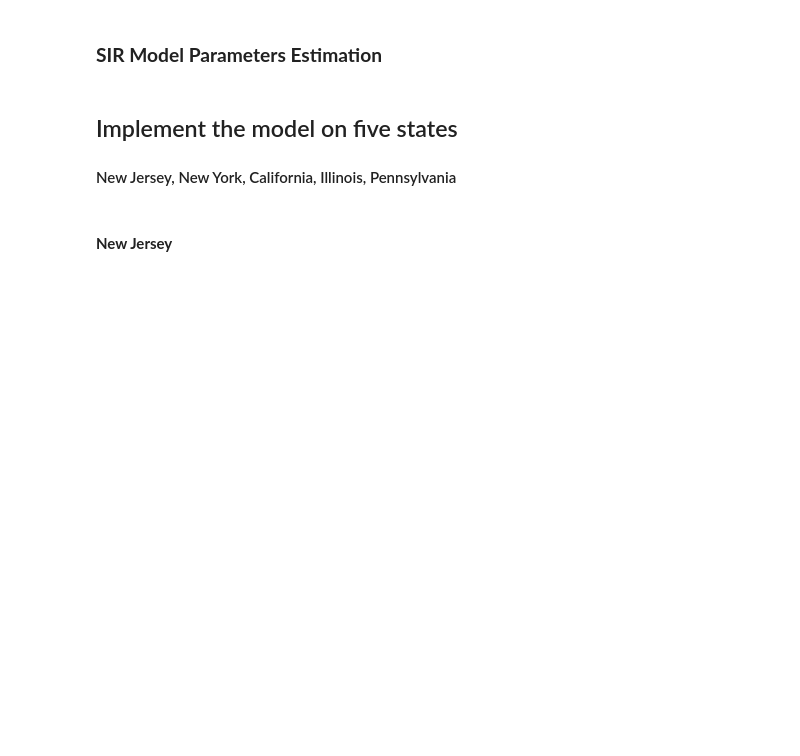
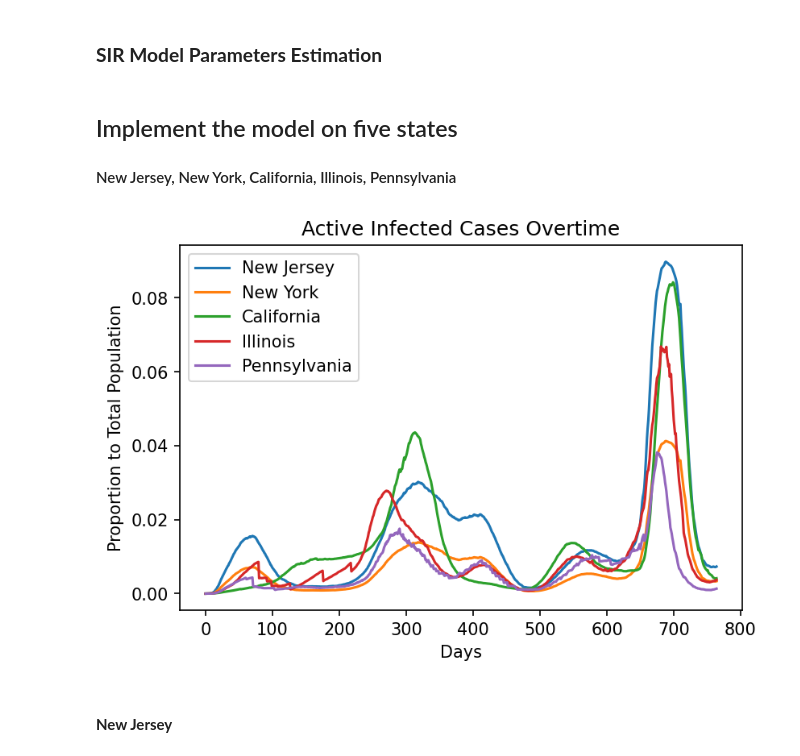
Before and after one commit to cywujeremy/dabp-pandemic-simulation, a Jupyter notebook: nbs/SIR_param_estimation.ipynb, the cells around one changed output. Cells and saved outputs as stored; diff of their text form; code cells hidden in the pictures; blank space fills up the shorter version.

```diff
--- a/nbs/SIR_param_estimation.ipynb
+++ b/nbs/SIR_param_estimation.ipynb
@@ -95,6 +95,20 @@ IL_data = np.array(string_IL.split(",")).astype("float")/N_IL
 with open("PA.txt") as f:
     string_PA = f.readline()
 PA_data = np.array(string_PA.split(",")).astype("float")/N_PA
+# %%
+fig, ax = plt.subplots(dpi=150)
+ax.plot(NJ_data[:-1], label="New Jersey", alpha=1)
+ax.plot(NY_data[:-1], label="New York", alpha=1)
+ax.plot(CA_data[:-1], label="California", alpha=1)
+ax.plot(IL_data[:-1], label="Illinois", alpha=1)
+ax.plot(PA_data[:-1], label="Pennsylvania", alpha=1)
+plt.xlabel("Days")
+plt.ylabel("Proportion to Total Population")
+plt.title("Active Infected Cases Overtime")
+plt.legend()
+plt.show()
+# %% [output]
+[figure, added]
 # %%
 time_period = [180, 320, 265]
 # %% [markdown]
```
Also changed, not shown: parts of 4 cells of this notebook.
